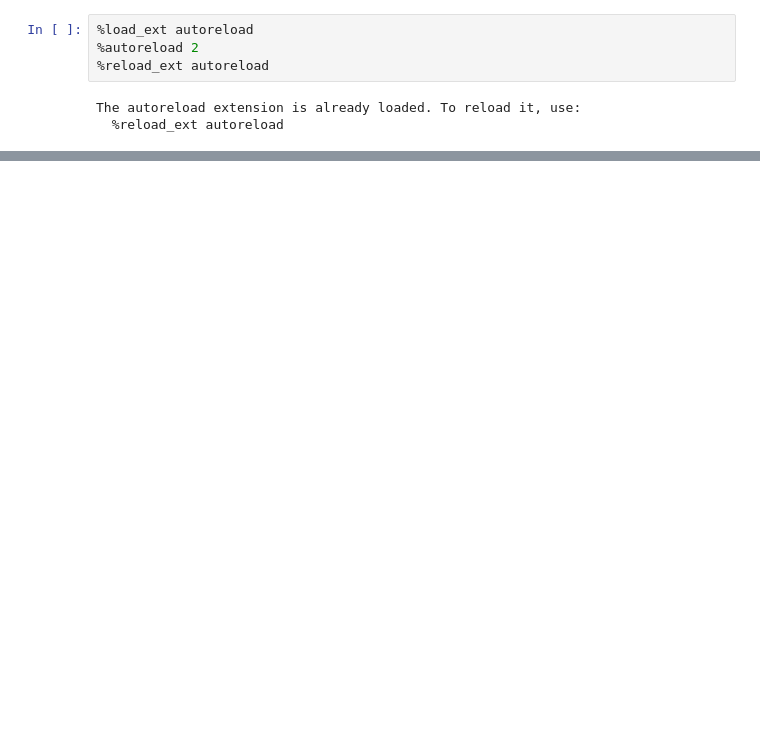
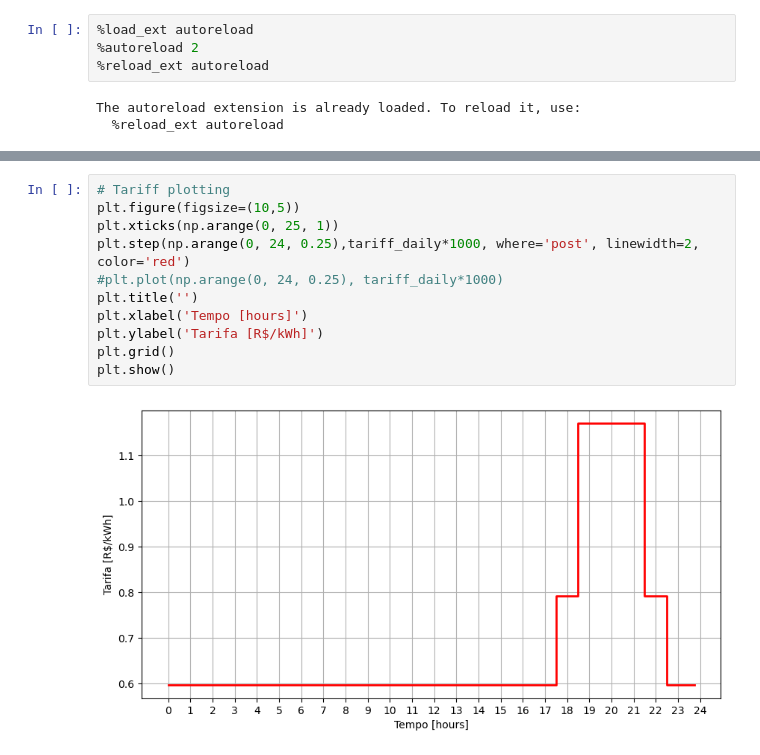
Before and after one commit to DaniloOrige/Microgrid_MPC_Simulation, a Jupyter notebook: dev/simulation.ipynb, the cells around one changed output, grey strips where cells are left out. Drawn from its saved outputs; the diff is of its cells as text; blank space fills up the shorter version.

```diff
--- a/dev/simulation.ipynb
+++ b/dev/simulation.ipynb
@@ -103,3 +111,16 @@ Battery Bank - Capacity: [3000, 3000] Wh, Charge Efficiency: [0.9, 0.85], Discha
+# %%
+# Tariff plotting
+plt.figure(figsize=(10,5))
+plt.xticks(np.arange(0, 25, 1))
+plt.step(np.arange(0, 24, 0.25),tariff_daily*1000, where='post', linewidth=2, color='red')
+#plt.plot(np.arange(0, 24, 0.25), tariff_daily*1000)
+plt.title('')
+plt.xlabel('Tempo [hours]')
+plt.ylabel('Tarifa [R$/kWh]')
+plt.grid()
+plt.show()
+# %% [output]
+[figure, added]
 # %%
 # Creating different load profiles
 
```
Also changed, not shown: parts of 17 cells of this notebook, 9 other files.
